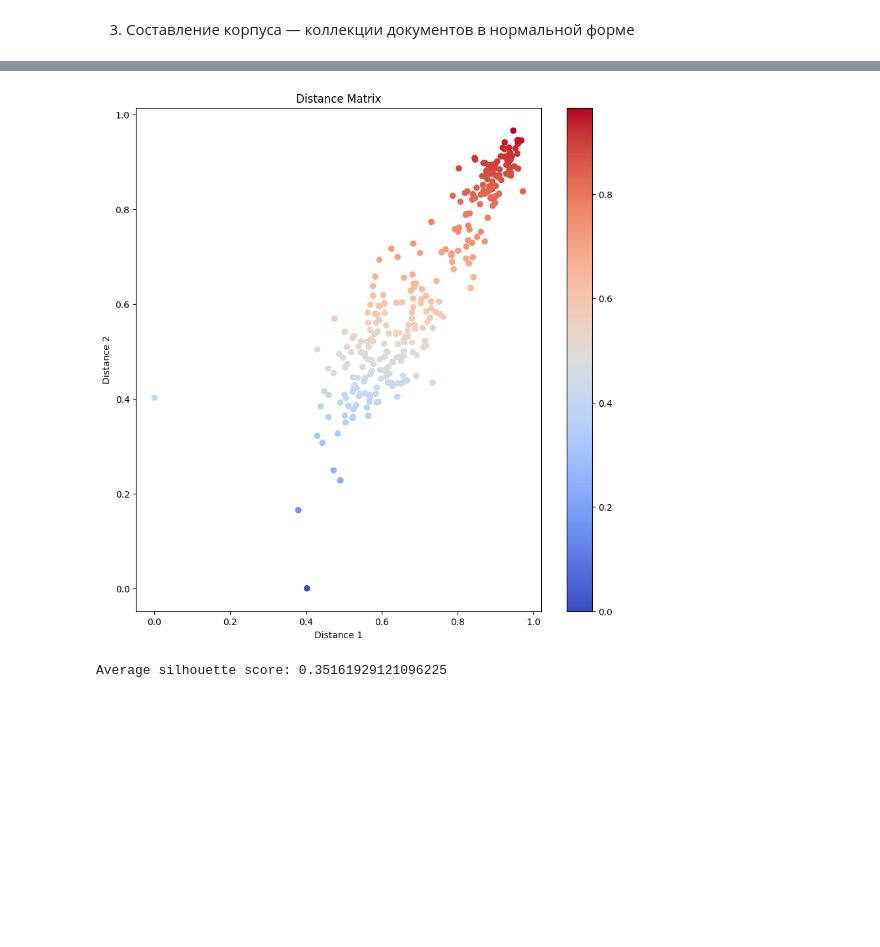
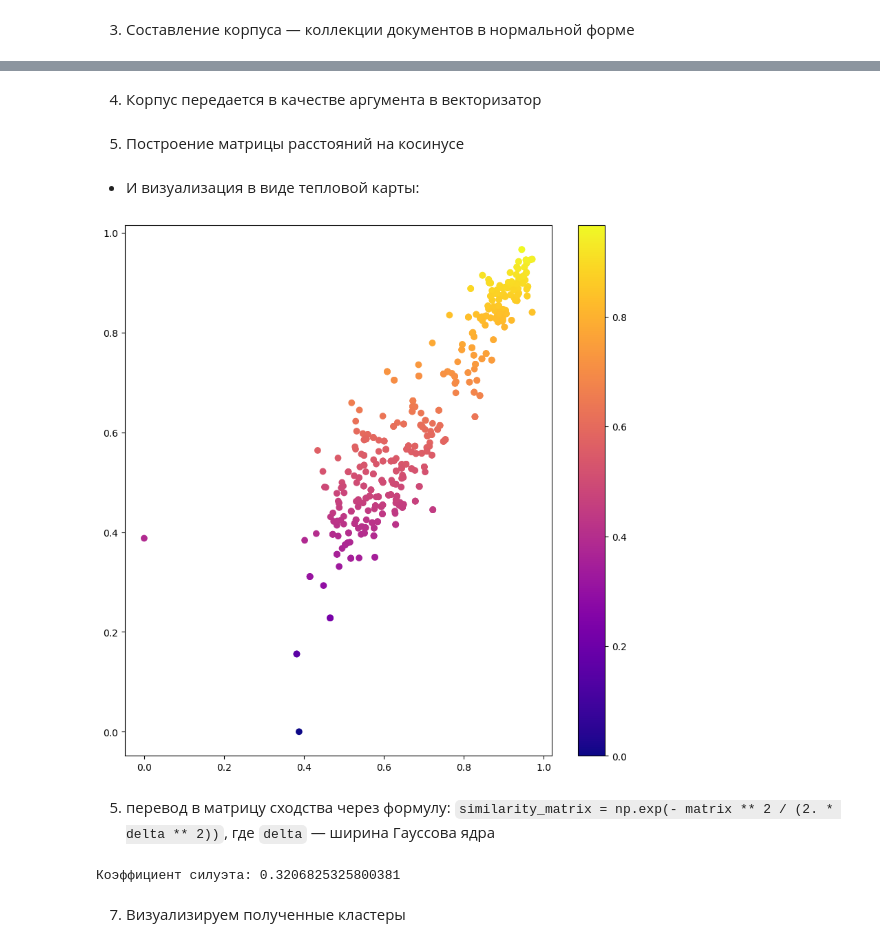
Before and after one commit to Kirpo97/-, a Jupyter notebook: lab4/main.ipynb, the cells around one changed output, grey strips where cells are left out. Cells and saved outputs as stored; diff of their text form; code cells hidden in the pictures; blank space fills up the shorter version.

```diff
--- a/lab4/main.ipynb
+++ b/lab4/main.ipynb
@@ -112 +91,3 @@ for i in path_to_file_list:
+# %% [markdown]
+4. Корпус передается в качестве аргумента в векторизатор
 # %%
@@ -113,15 +95,18 @@ for i in path_to_file_list:
 vectorizer = CountVectorizer(max_features=150)
 X = vectorizer.fit_transform(corpus).toarray()
+# %% [markdown]
+ 5. Построение матрицы расстояний на косинусе
 # %%
 distance_matrix = squareform(pdist(X, metric='cosine'))
+# %% [markdown]
+- И визуализация в виде тепловой карты:
 # %%
 plt.figure(figsize=(10, 10))
-plt.scatter(distance_matrix[:,0], distance_matrix[:,1], c=distance_matrix[:,1], cmap='coolwarm', marker='o')
+plt.scatter(distance_matrix[:,0], distance_matrix[:,1], c=distance_matrix[:,1], cmap='plasma', marker='o')
 plt.colorbar()
-plt.title('Distance Matrix')
-plt.xlabel('Distance 1')
-plt.ylabel('Distance 2')
 plt.show()
 # %% [output]
-[figure, old version]
+[figure, new version]
+# %% [markdown]
+5. перевод в матрицу сходства через формулу: `similarity_matrix = np.exp(- matrix ** 2 / (2. * delta ** 2))`, где `delta` — ширина Гауссова ядра
 # %%
@@ -130,8 +115,10 @@ spectral = SpectralClustering(affinity='precomputed', random_state=0, n_clusters
 clusters = spectral.fit_predict(similarity_matrix)
 # %%
 silhouette_avg = silhouette_score(similarity_matrix, clusters)
-print("Average silhouette score:", silhouette_avg)
+print("Коэффициент силуэта:", silhouette_avg)
 # %% [output]
-Average silhouette score: 0.35161929121096225
+Коэффициент силуэта: 0.3206825325800381
+# %% [markdown]
+7. Визуализируем полученные кластеры
 # %%
 plt.scatter(X[:, 0], X[:, 1], c=clusters, cmap='viridis')
```
Also changed, not shown: parts of 5 cells of this notebook.
